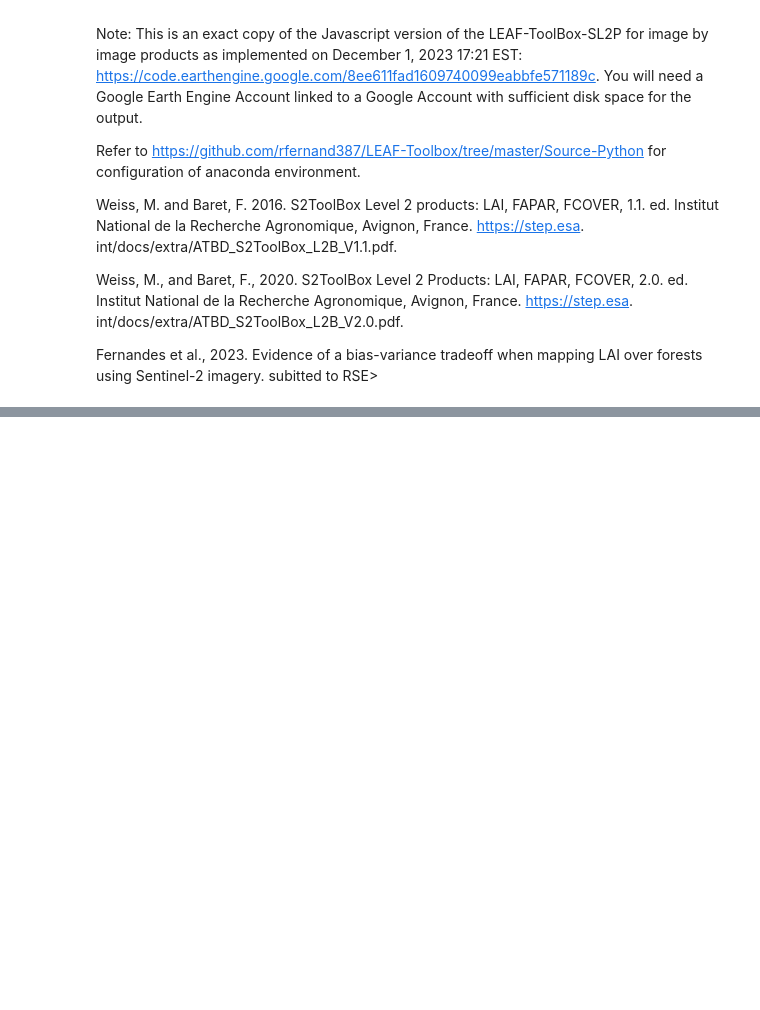
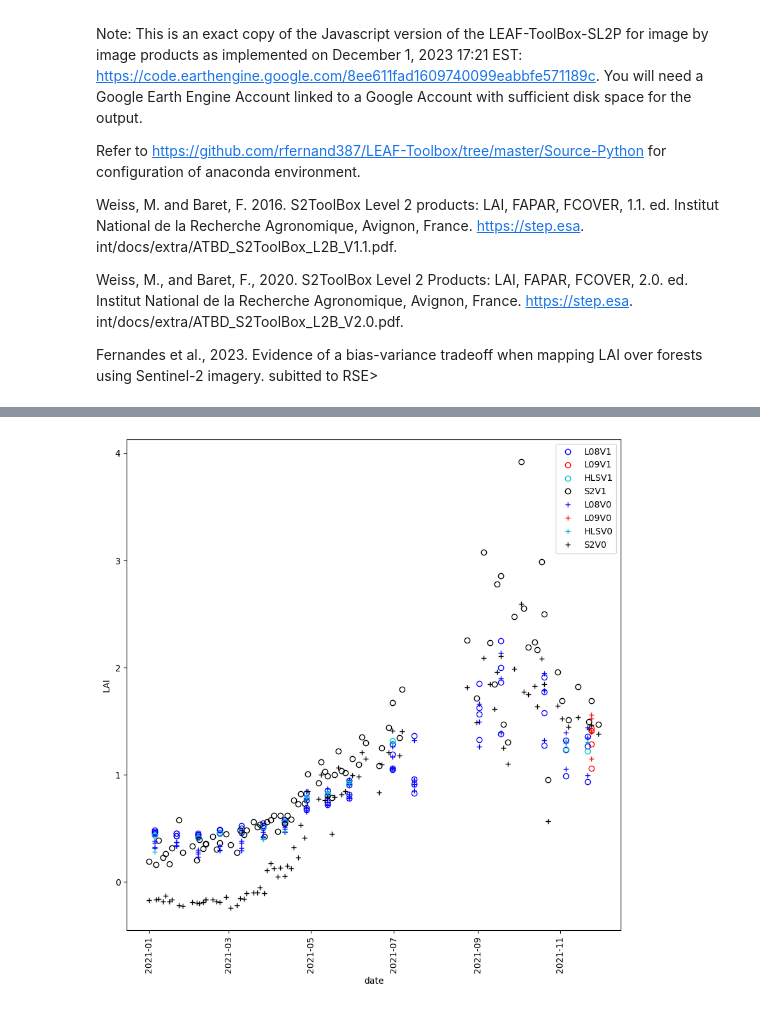
Before and after one commit to rfernand387/LEAF-Toolbox, a Jupyter notebook: Source-Python/production/LEAF-Toolbox-SItes.ipynb, the cells around one changed output, grey strips where cells are left out. Drawn from its saved outputs; the diff is of its cells as text; code cells hidden in the pictures; blank space fills up the shorter version.

```diff
--- a/Source-Python/production/LEAF-Toolbox-SItes.ipynb
+++ b/Source-Python/production/LEAF-Toolbox-SItes.ipynb
@@ -201,0 +49,2 @@ pixelL09=df.loc[(df['longitude']==df.loc[0].longitude) & (df['latitude']==df.loc
+# %%
+siteList=["projects/ee-modis250/assets/Nanaimo"]
@@ -382,0 +247,16 @@ fig.colorbar(fig1, cax=cbar_ax)
+# %%
+fig,ax = plt.subplots(1,1,figsize=[10,10])
+plt.plot(pixelL08['utc'],pixelL08['estimateLAI'],'ob',markerfacecolor='none', label='L08V1')
+plt.plot(pixelL09['utc'],pixelL09['estimateLAI'],'or',markerfacecolor='none', label='L09V1')
+plt.plot(pixelHLS['utc'],pixelHLS['estimateLAI'],'oc',markerfacecolor='none', label='HLSV1')
+plt.plot(pixelS2['utc'],pixelS2['estimateLAI'],'ok',markerfacecolor='none',label='S2V1')
+plt.plot(pixelL08V0['utc'],pixelL08V0['estimateLAI'],'+b',label='L08V0')
+plt.plot(pixelL09V0['utc'],pixelL09V0['estimateLAI'],'+r',label='L09V0')
+plt.plot(pixelHLSV0['utc'],pixelHLSV0['estimateLAI'],'+c',label='HLSV0')
+plt.plot(pixelS2V0['utc'],pixelS2V0['estimateLAI'],'+k',label='S2V0')
+ax.legend()
+ax.set_xlabel('date')
+ax.set_ylabel('LAI')
+plt.xticks(rotation=90);
+# %% [output]
+[figure, added]
```
Also changed, not shown: parts of 20 cells of this notebook, 7 other files.
